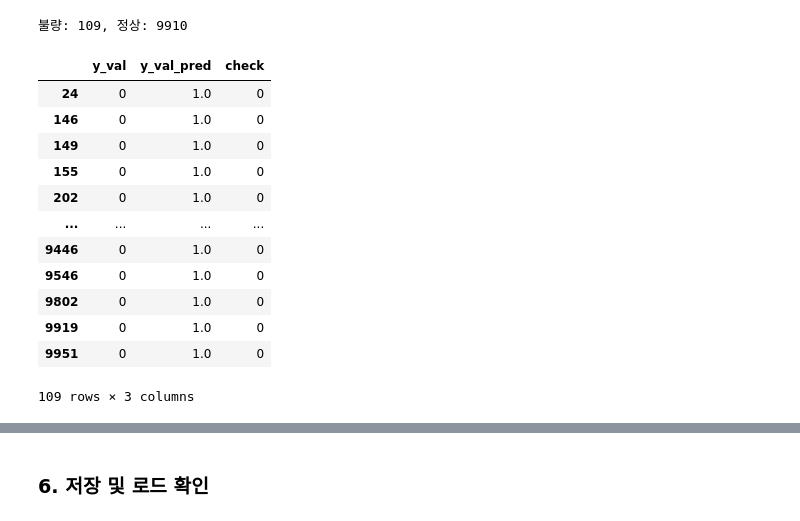
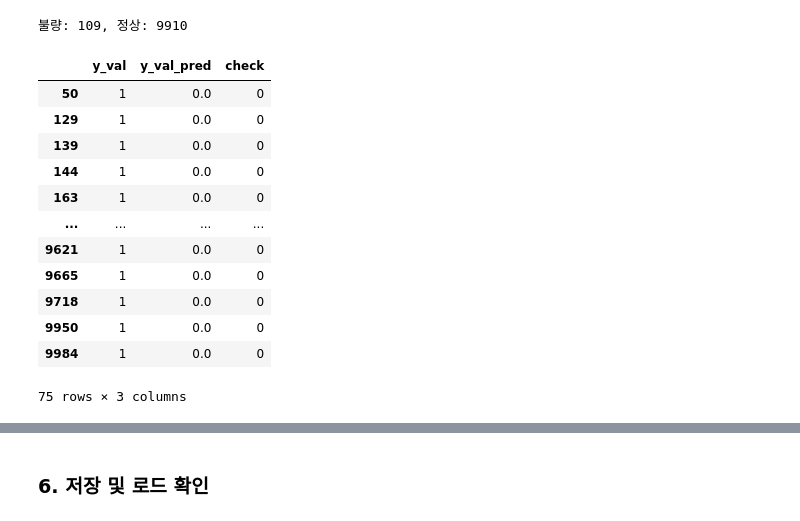
Before and after one commit to och5351/Bigdata_busan, a Jupyter notebook: ML/hng_LGBM/LightGBM.ipynb, the cells around one changed output, grey strips where cells are left out. Cells and saved outputs as stored; diff of their text form; code cells hidden in the pictures.

```diff
--- a/ML/hng_LGBM/LightGBM.ipynb
+++ b/ML/hng_LGBM/LightGBM.ipynb
@@ -242,7 +256,7 @@ array([0.9869842 , 0.9877819 , 0.98747458, ..., 0.98641493, 0.98769812,
 # %%
 # convert into binary values
 for i in range(len(y_val_pred)):
-    if y_val_pred[i] >= .5:   # 임계값을 0.5로 설정
+    if y_val_pred[i] >= .9783:   # 임계값을 0.9783으로 설정
         y_val_pred[i] = 1
     else:
         y_val_pred[i] = 0
@@ -367,19 +399,20 @@ tmp_df['check'] = 0
 
 # 예측 결과가 같으면 check에 1로 표시
 tmp_df.loc[(tmp_df['y_val'] == tmp_df['y_val_pred']), 'check'] = 1
-# %%
-tmp_df[(tmp_df['check'] == 0)]
-# %% [output]
-|  | y_val | y_val_pred | check |
-| 24 | 0 | 1.0 | 0 |
-| 146 | 0 | 1.0 | 0 |
-| 149 | 0 | 1.0 | 0 |
-| 155 | 0 | 1.0 | 0 |
-| 202 | 0 | 1.0 | 0 |
-| ... | ... | ... | ... |
-| 9446 | 0 | 1.0 | 0 |
-| 9546 | 0 | 1.0 | 0 |
-| 9802 | 0 | 1.0 | 0 |
-| 9919 | 0 | 1.0 | 0 |
-| 9951 | 0 | 1.0 | 0 |
-109 rows × 3 columns
+# %%
+# 정상인데 정상으로 예측 못하는 것들
+tmp_df[(tmp_df['y_val'] == 1) & (tmp_df['check'] == 0)]
+# %% [output]
+|  | y_val | y_val_pred | check |
+| 50 | 1 | 0.0 | 0 |
+| 129 | 1 | 0.0 | 0 |
+| 139 | 1 | 0.0 | 0 |
+| 144 | 1 | 0.0 | 0 |
+| 163 | 1 | 0.0 | 0 |
+| ... | ... | ... | ... |
+| 9621 | 1 | 0.0 | 0 |
+| 9665 | 1 | 0.0 | 0 |
+| 9718 | 1 | 0.0 | 0 |
+| 9950 | 1 | 0.0 | 0 |
+| 9984 | 1 | 0.0 | 0 |
+75 rows × 3 columns
```
Also changed, not shown: parts of 19 cells of this notebook, 1 other file.
